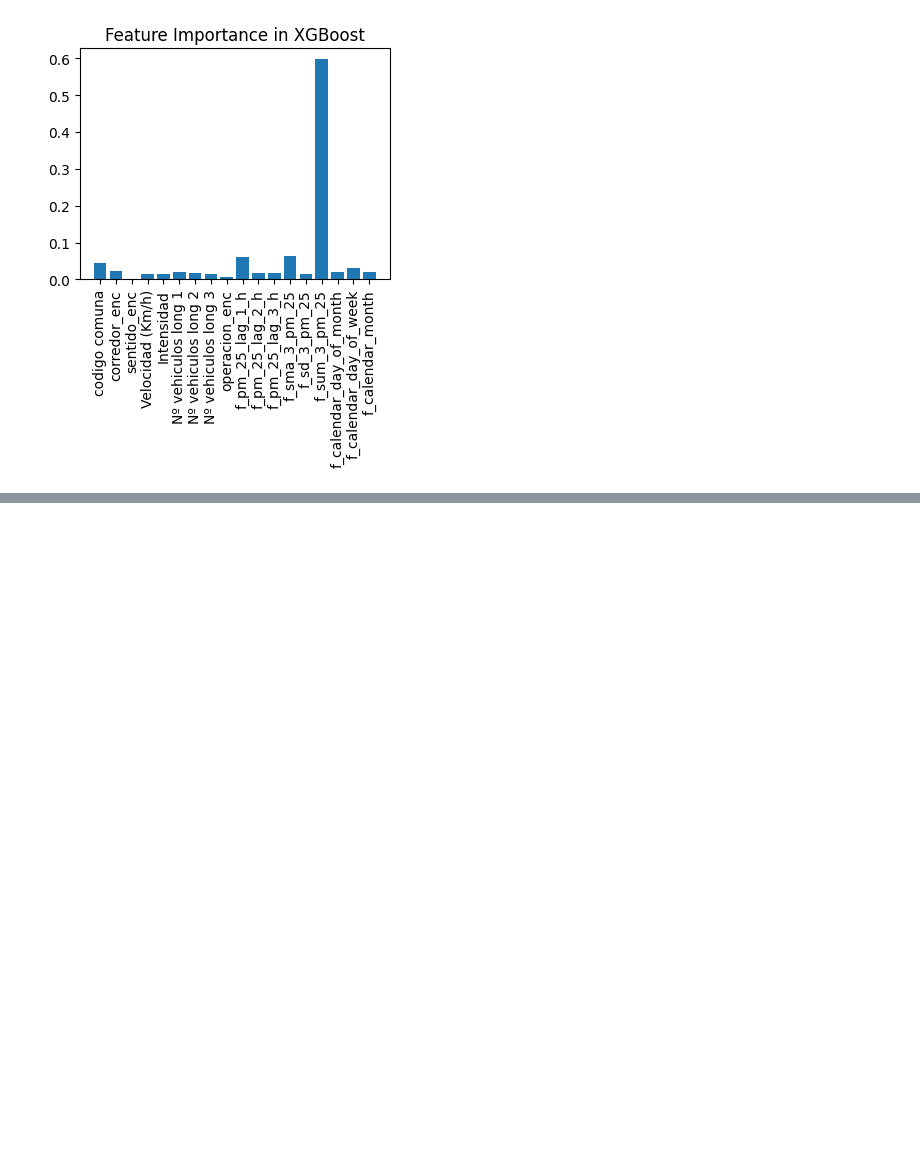
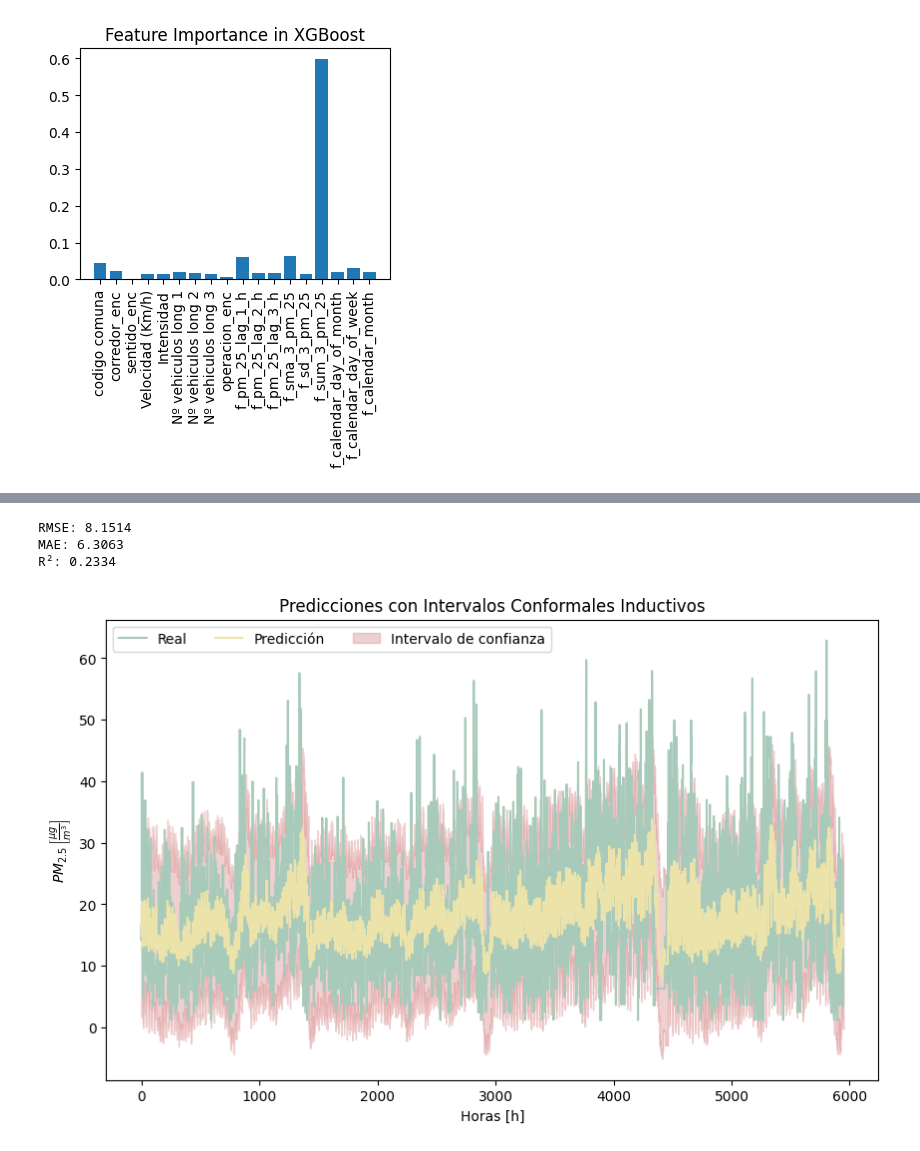
Before and after one commit to Matu10100/AirQuality_Prediction, a Jupyter notebook: Programacion/Modelacion.ipynb, the cells around one changed output, grey strips where cells are left out. Cells and saved outputs as stored; diff of their text form; code cells hidden in the pictures; blank space fills up the shorter version.

Commit message:
Resultados tesis con prediccion conformal

```diff
--- a/Programacion/Modelacion.ipynb
+++ b/Programacion/Modelacion.ipynb
@@ -569,0 +426,24 @@ plt.show()
+# %%
+# Configura TimeSeriesSplit
+tscv = TimeSeriesSplit(n_splits=5)
+
+# Definir el modelo
+# xgboost sin movilidad
+model = modelo_xgb_base
+
+# Configurar los hiperparámetros a optimizar
+param_grid = {
+    'n_estimators': [50, 100, 200],
+    'max_depth': [3, 5, 7],
+    'learning_rate': [0.01, 0.05, 0.1],
+    'subsample': [0.8, 1.0],
+    'gamma': [None, 0, 0.1, 0.5, 1]
+}
+
+# GridSearch con TimeSeriesSplit
+grid_search = GridSearchCV(estimator=model, param_grid=param_grid, cv=tscv, scoring='neg_mean_absolute_error', verbose=1)
+grid_search.fit(X_train, y_train)
+
+# Mejor modelo
+best_model = grid_search.best_estimator_
+print("Mejores hiperparámetros:", grid_search.best_params_)
@@ -569,0 +455,11 @@ plt.show()
+# %%
+test = pd.read_csv('C:/Users/MARIA PAULA/Downloads/EAFIT/Proyecto de Grado/Programacion/Dataset_definitivos/test.csv')
+# %%
+test = test.drop(['timestamp','Fecha Trafico'], axis = 1)
+
+# Primero, eliminar las columnas de mobilidad de test
+test_reduced_base = test.drop(['f_pm_25','codigo comuna', 'corredor_enc', 'sentido_enc', 'Velocidad (Km/h)', 'Intensidad',
+                                 'Nº vehiculos long 1','Nº vehiculos long 2', 'Nº vehiculos long 3', 'operacion_enc', 'label_horizon_1_hours', 'label_horizon_2_hours'],axis=1)
+
+
+X_test_b, y_test_b = separar_target(test_reduced_base)
@@ -569,0 +511,26 @@ plt.show()
+# %%
+# Cálculos de métricas
+rmse = root_mean_squared_error(y_test_b, y_test_pred)
+mae = mean_absolute_error(y_test_b, y_test_pred)
+r2 = r2_score(y_test_b, y_test_pred)
+
+# Mostrar las métricas
+print(f"RMSE: {rmse:.4f}")
+print(f"MAE: {mae:.4f}")
+print(f"R²: {r2:.4f}")
+# %% [output]
+RMSE: 8.1514
+MAE: 6.3063
+R²: 0.2334
+# %%
+plt.figure(figsize=(10, 6))
+plt.plot(y_test_b.values, label="Real", color="#a8caba")
+plt.plot(y_test_pred, label="Predicción", color="#ebe3aa")
+plt.fill_between(range(len(y_test_b)), lower_bound, upper_bound, color="#cc6666", alpha=0.3, label="Intervalo de confianza")
+plt.legend(ncol = 3)
+plt.title("Predicciones con Intervalos Conformales Inductivos")
+plt.xlabel('Horas [h]')
+plt.ylabel(r'$PM_{2.5} \, \left[\frac{\mu g}{m^3}\right]$')
+plt.show()
+# %% [output]
+[figure, added]
```
Also changed, not shown: parts of 14 cells of this notebook.
